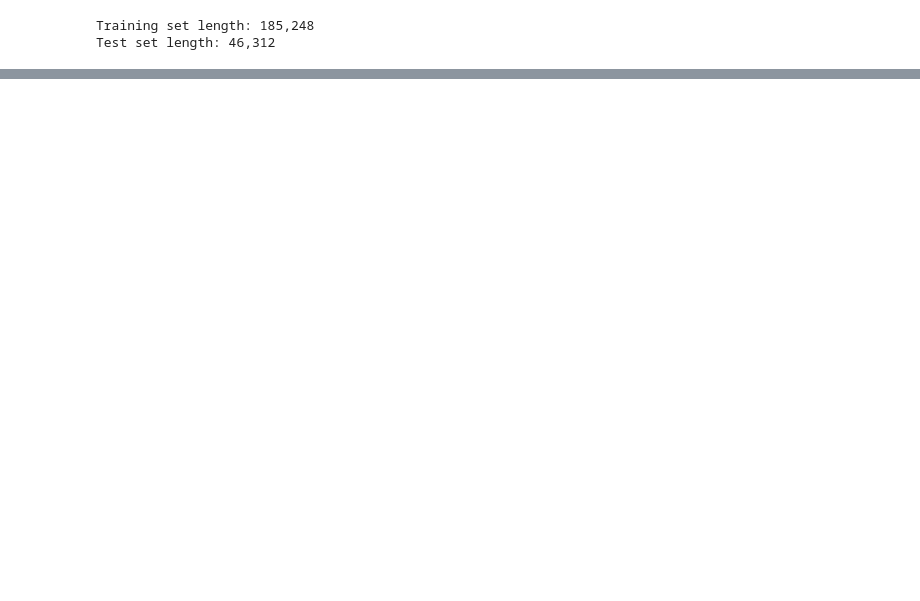
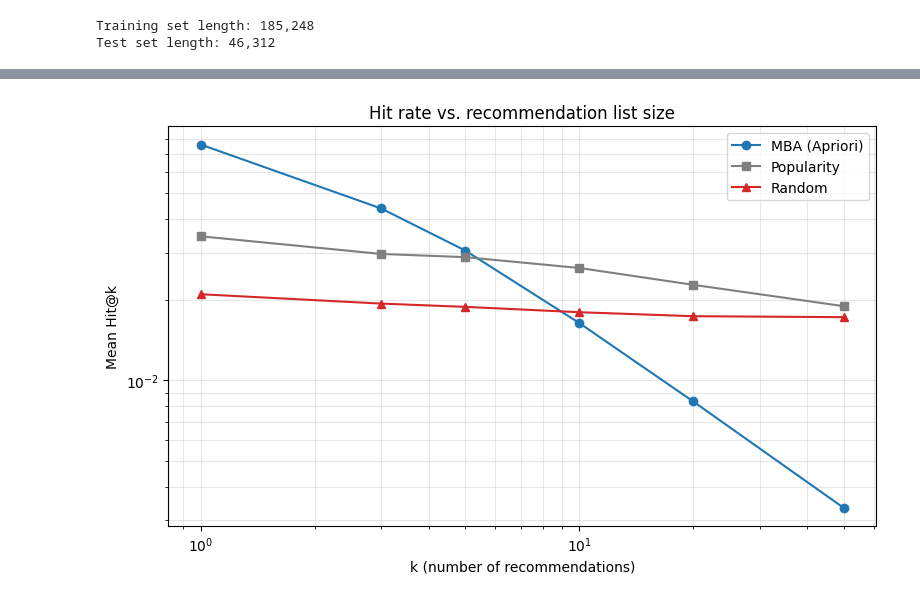
Before and after one commit to AidanDonnelly1/ear-worm, a Jupyter notebook: apriori.ipynb, the cells around one changed output, grey strips where cells are left out. Cells and saved outputs as stored; diff of their text form; code cells hidden in the pictures; blank space fills up the shorter version.

```diff
--- a/apriori.ipynb
+++ b/apriori.ipynb
@@ -257,0 +385,20 @@ Overall Hits: 0.07508965129882215
+# %%
+#plot 2: Hit rate vs reccomendation list based on k
+ks = sorted(mba_mean.keys())
+
+fig, ax = plt.subplots(figsize=(8, 5))
+ax.plot(ks, [mba_mean[k]  for k in ks], "o-", label="MBA (Apriori)", color="#1f77b4")
+ax.plot(ks, [pop_mean[k]  for k in ks], "s-", label="Popularity",   color="#7f7f7f")
+ax.plot(ks, [rand_mean[k] for k in ks], "^-", label="Random",       color="#d62728")
+
+ax.set_xlabel("k (number of recommendations)")
+ax.set_ylabel("Mean Hit@k")
+ax.set_title("Hit rate vs. recommendation list size")
+ax.set_xscale("log")
+ax.set_yscale("log")          # comment out if random hits 0 at some k
+ax.grid(True, which="both", alpha=0.3)
+ax.legend()
+plt.tight_layout()
+plt.show()
+# %% [output]
+[figure, added]
```
Also changed, not shown: parts of 9 cells of this notebook.
